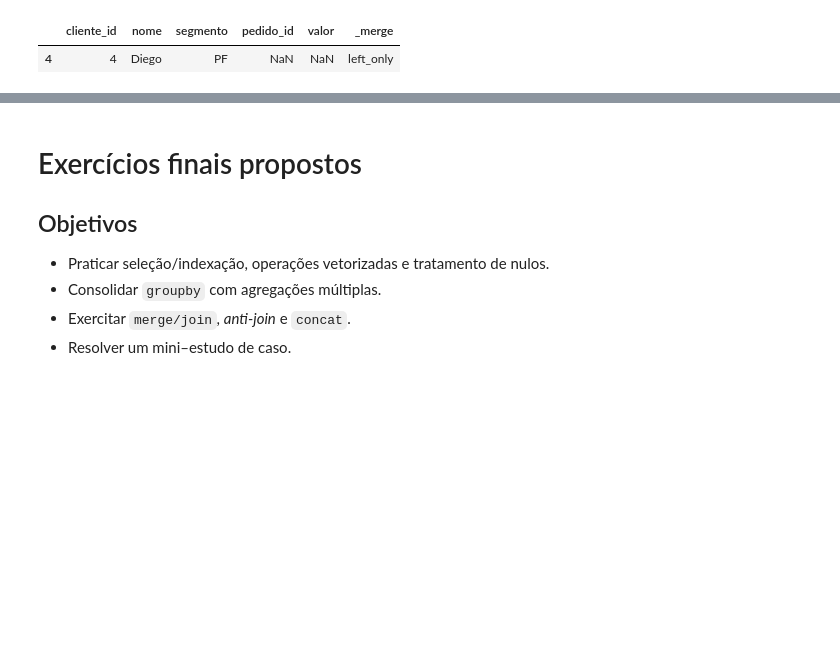
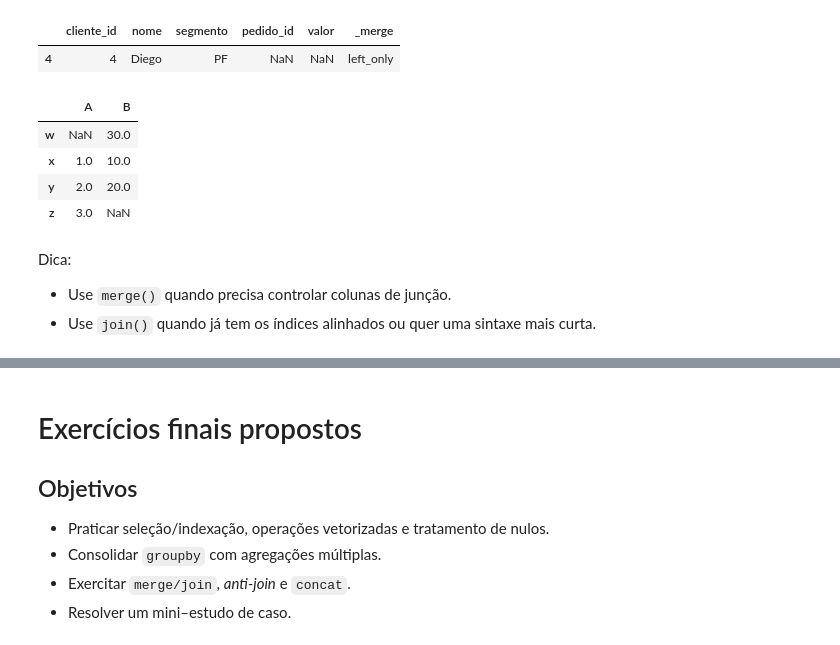
Before and after one commit to renanaqn/DCA3501_Data_Science, a Jupyter notebook: notebooks/notebook_07_-_intro_pandas_parte_1.ipynb, the cells around one changed output, grey strips where cells are left out. Drawn from its saved outputs; the diff is of its cells as text; code cells hidden in the pictures; blank space fills up the shorter version.

```diff
--- a/notebooks/notebook_07_-_intro_pandas_parte_1.ipynb
+++ b/notebooks/notebook_07_-_intro_pandas_parte_1.ipynb
@@ -1014,6 +1118,27 @@ anti
 # %% [output]
 |  | cliente_id | nome | segmento | pedido_id | valor | _merge |
 | 4 | 4 | Diego | PF | NaN | NaN | left_only |
+# %%
+# Existe ainda o .join(), porém é diferente do .merge()
+
+# O .join() é um atalho pensado para juntar DataFrames pelos índices (ou colunas específicas se indicar).
+# Por padrão, junta o DataFrame da esquerda com outro DataFrame, alinhando pelo índice.
+# Também suporta "inner", "left", "right", "outer".
+
+df1 = pd.DataFrame({"A": [1, 2, 3]}, index=["x", "y", "z"])
+df2 = pd.DataFrame({"B": [10, 20, 30]}, index=["x", "y", "w"])
+
+df1.join(df2, how="outer") # concatena df1 com df2 usando outer join, alinhando pelos índices
+# %% [output]
+|  | A | B |
+| w | NaN | 30.0 |
+| x | 1.0 | 10.0 |
+| y | 2.0 | 20.0 |
+| z | 3.0 | NaN |
+# %% [markdown]
+Dica:
+- Use `merge()` quando precisa controlar colunas de junção.
+- Use `join()` quando já tem os índices alinhados ou quer uma sintaxe mais curta.
 # %%
 # Concatenação de Dataframes
 
```
Also changed, not shown: parts of 8 cells of this notebook.
